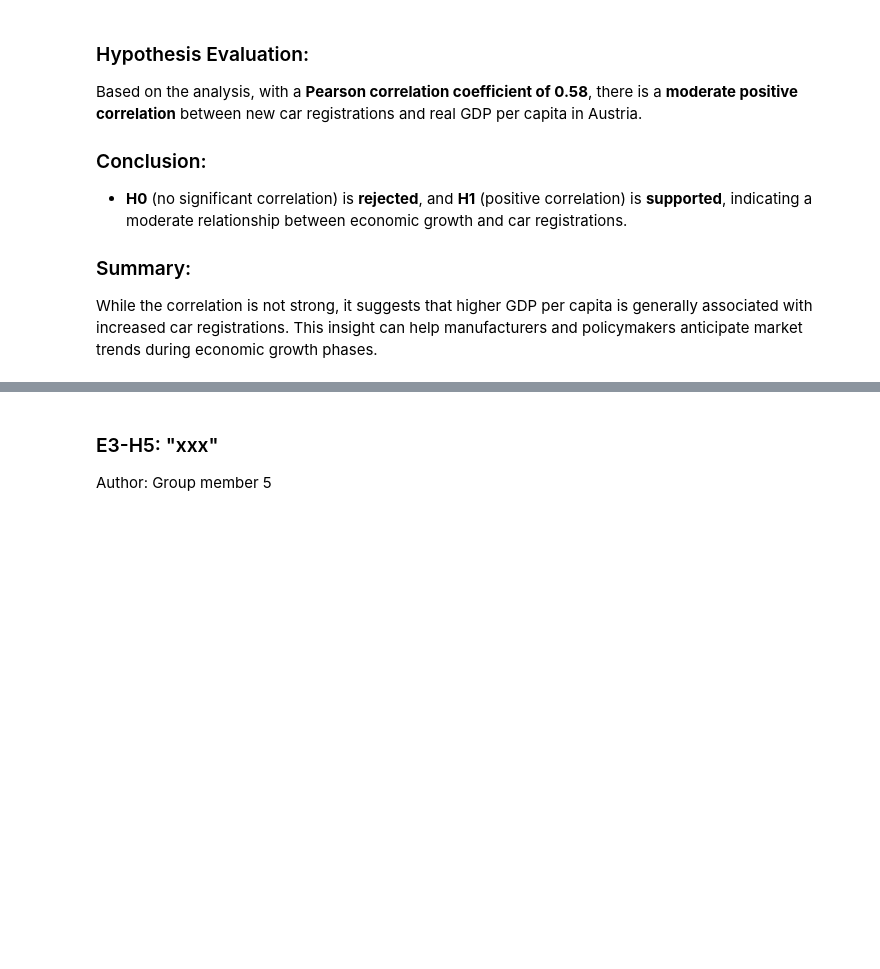
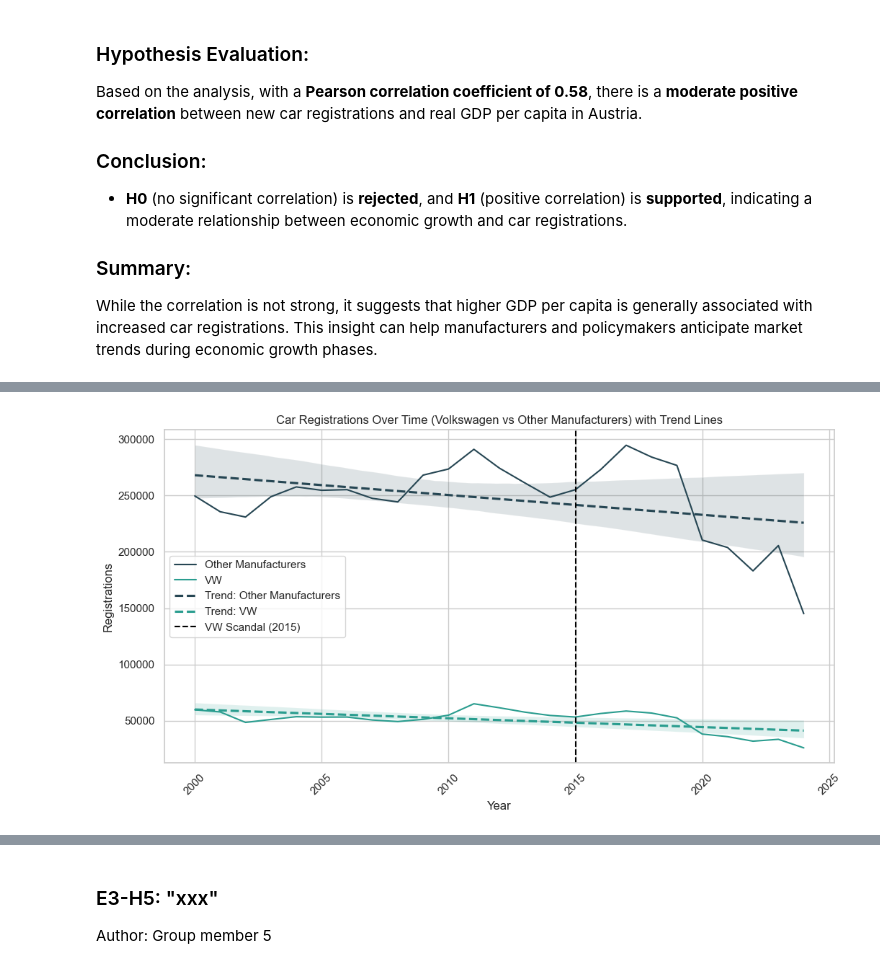
Before and after one commit to dannytheairish/fhtw-data-engineering, a Jupyter notebook: Pkw-Final.ipynb, the cells around one changed output, grey strips where cells are left out. Saved outputs shown, nothing was run; the diff lists cells and outputs as text; code cells hidden in the pictures; blank space fills up the shorter version.

```diff
--- a/Pkw-Final.ipynb
+++ b/Pkw-Final.ipynb
@@ -1046,0 +1054,33 @@ Author: Group member 4
+# %%
+# Sum of all registrations excluding VW
+other_manufacturers = merged_data[merged_data["Car-Model"] != "VW"].groupby("Year")["Registrations"].sum().reset_index()
+
+# Get the VW registrations
+vw_data = merged_data[merged_data["Car-Model"] == "VW"].groupby("Year")["Registrations"].sum().reset_index()
+# %%
+# Plotting both lines
+plt.figure(figsize=(12, 6))
+
+# Line for all other manufacturers combined
+sns.lineplot(data=other_manufacturers, x="Year", y="Registrations", label="Other Manufacturers", color=chart_color_1)
+
+# Line for VW
+sns.lineplot(data=vw_data, x="Year", y="Registrations", label="VW", color=chart_color_2)
+
+# Adding trend lines (linear regression) using the Year column
+sns.regplot(data=other_manufacturers, x="Year", y="Registrations", scatter=False, label="Trend: Other Manufacturers", color=chart_color_1, line_kws={"linestyle": "--"})
+sns.regplot(data=vw_data, x="Year", y="Registrations", scatter=False, label="Trend: VW", color=chart_color_2, line_kws={"linestyle": "--"})
+
+# Mark the date of the VW scandal in 2015
+plt.axvline(x=2015, color="black", linestyle="--", label="VW Scandal (2015)")
+
+# Customize the plot
+plt.title("Car Registrations Over Time (Volkswagen vs Other Manufacturers) with Trend Lines")
+plt.ylabel("Registrations")
+plt.xlabel("Year")
+plt.legend()
+plt.xticks(rotation=45)
+
+plt.show()
+# %% [output]
+[figure, added]
```
Also changed, not shown: parts of 21 cells of this notebook, 1 other file.
